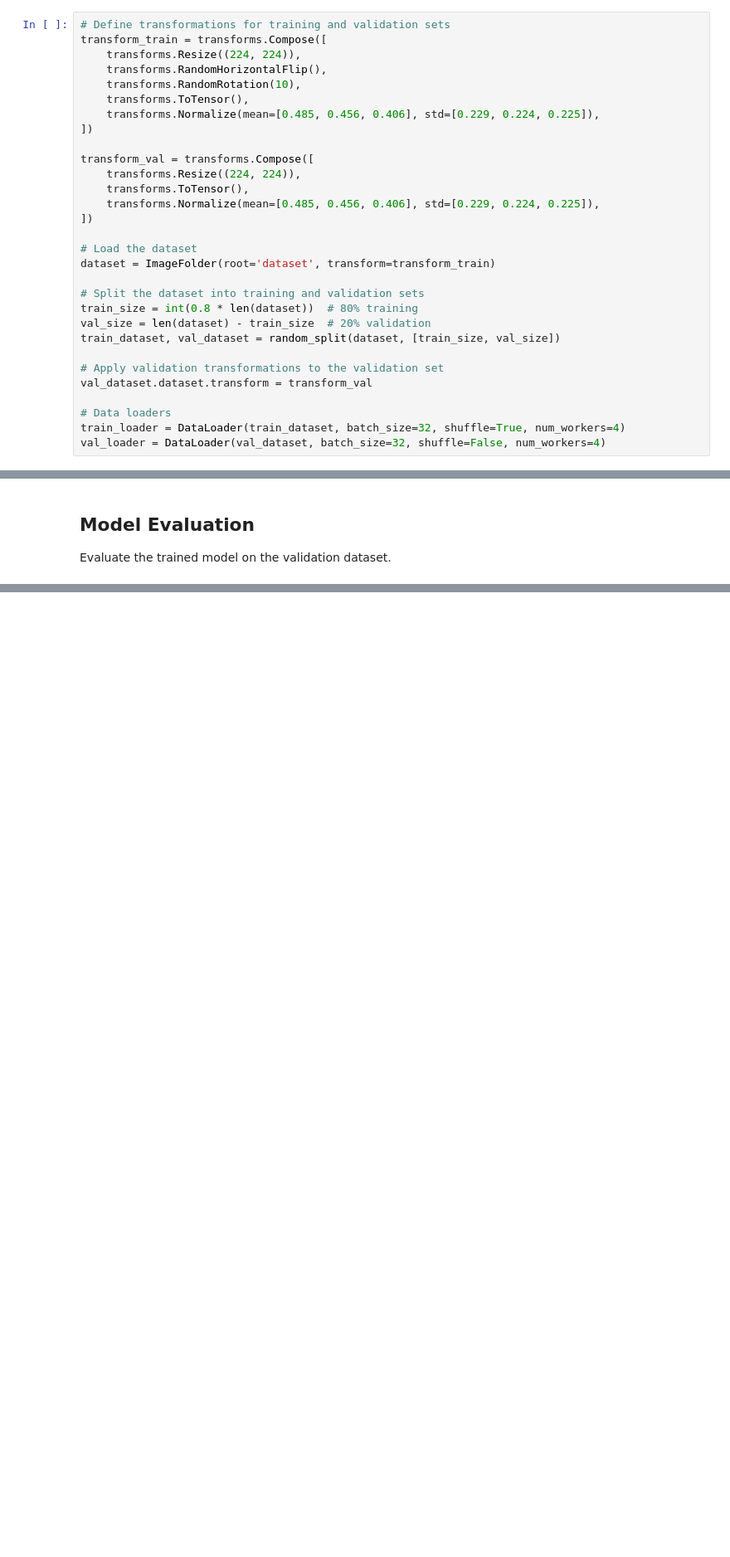
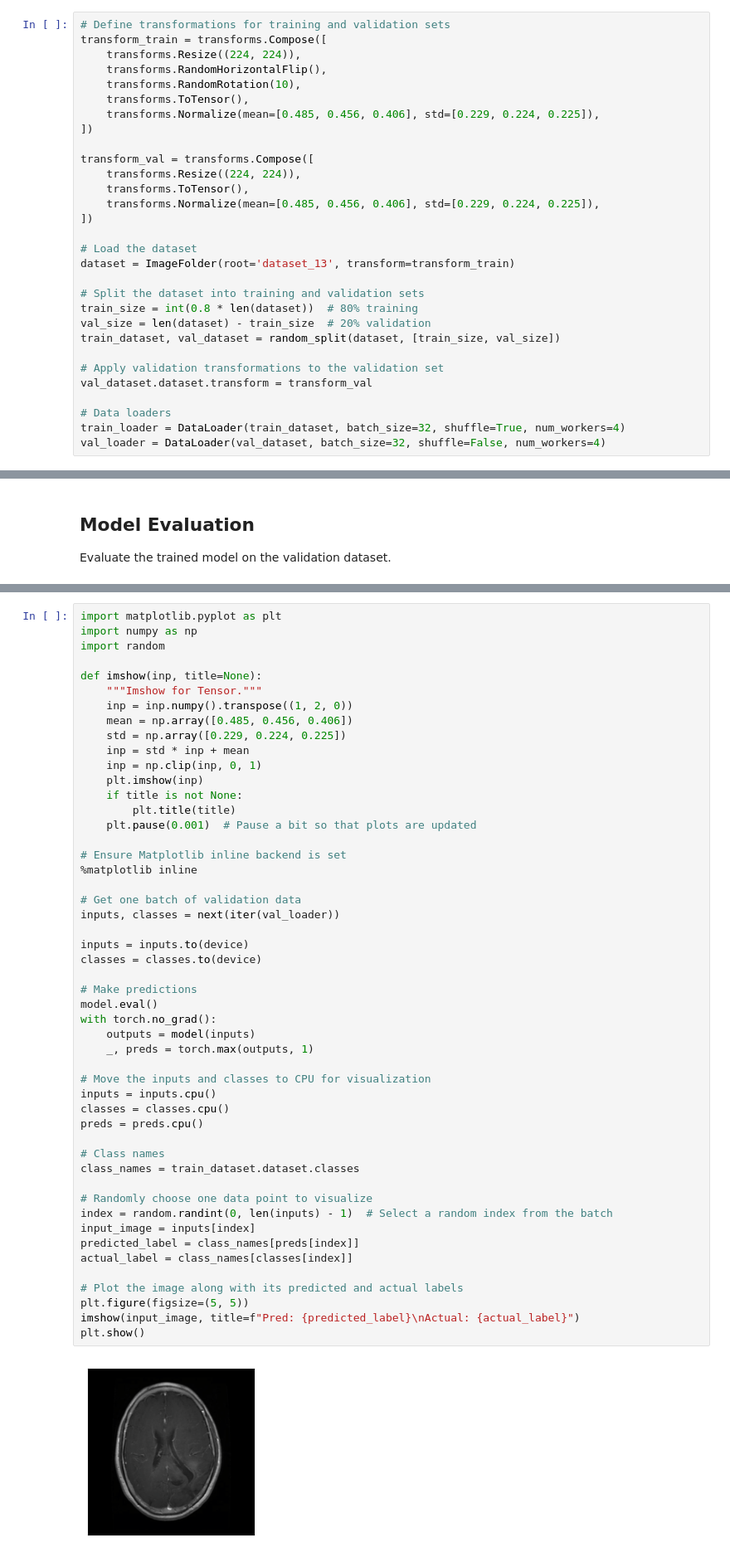
Before and after one commit to XJ-UoG/CSC3009MLMRI, a Jupyter notebook: MRI_Classification.ipynb, the cells around one changed output, grey strips where cells are left out. Shown at 83% size. Drawn from its saved outputs; the diff is of its cells as text; blank space fills up the shorter version.

Commit message:
visualization

```diff
--- a/MRI_Classification.ipynb
+++ b/MRI_Classification.ipynb
@@ -29,7 +29,7 @@ transform_val = transforms.Compose([
 ])
 
 # Load the dataset
-dataset = ImageFolder(root='dataset', transform=transform_train)
+dataset = ImageFolder(root='dataset_13', transform=transform_train)
 
 # Split the dataset into training and validation sets
 train_size = int(0.8 * len(dataset))  # 80% training
@@ -151,0 +177,52 @@ print(f'Final Validation Loss: {val_loss:.4f}, Final Validation Accuracy: {val_a
+# %%
+import matplotlib.pyplot as plt
+import numpy as np
+import random
+
+def imshow(inp, title=None):
+    """Imshow for Tensor."""
+    inp = inp.numpy().transpose((1, 2, 0))
+    mean = np.array([0.485, 0.456, 0.406])
+    std = np.array([0.229, 0.224, 0.225])
+    inp = std * inp + mean
+    inp = np.clip(inp, 0, 1)
+    plt.imshow(inp)
+    if title is not None:
+        plt.title(title)
+    plt.pause(0.001)  # Pause a bit so that plots are updated
+
+# Ensure Matplotlib inline backend is set
+%matplotlib inline
+
+# Get one batch of validation data
+inputs, classes = next(iter(val_loader))
+
+inputs = inputs.to(device)
+classes = classes.to(device)
+
+# Make predictions
+model.eval()
+with torch.no_grad():
+    outputs = model(inputs)
+    _, preds = torch.max(outputs, 1)
+
+# Move the inputs and classes to CPU for visualization
+inputs = inputs.cpu()
+classes = classes.cpu()
+preds = preds.cpu()
+
+# Class names
+class_names = train_dataset.dataset.classes
+
+# Randomly choose one data point to visualize
+index = random.randint(0, len(inputs) - 1)  # Select a random index from the batch
+input_image = inputs[index]
+predicted_label = class_names[preds[index]]
+actual_label = class_names[classes[index]]
+
+# Plot the image along with its predicted and actual labels
+plt.figure(figsize=(5, 5))
+imshow(input_image, title=f"Pred: {predicted_label}\nActual: {actual_label}")
+plt.show()
+# %% [output]
+[figure, added]
```
Also changed, not shown: parts of 4 cells of this notebook, 1 other file.
